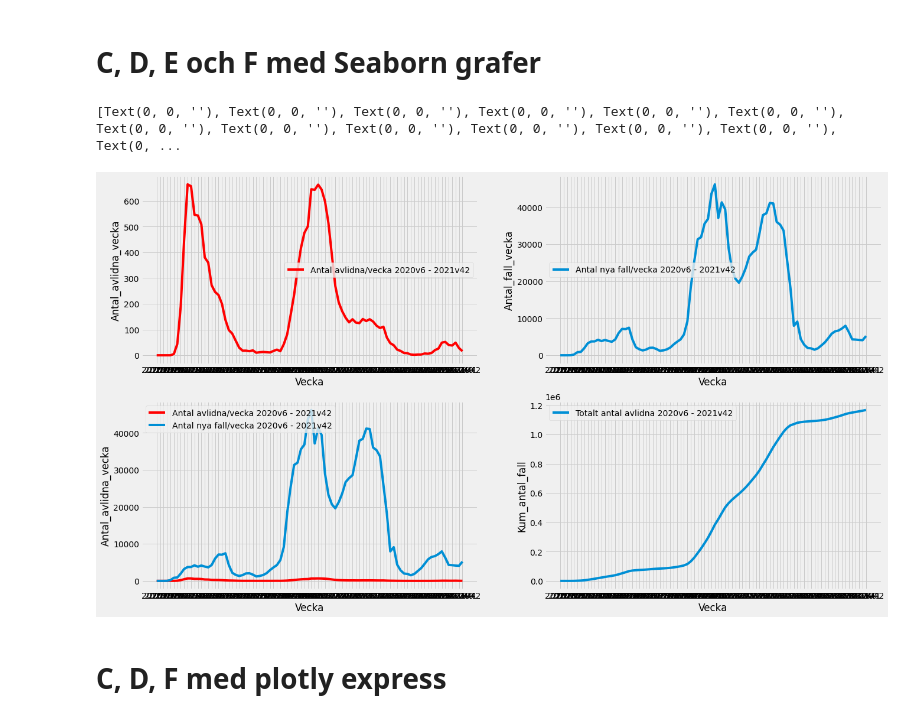
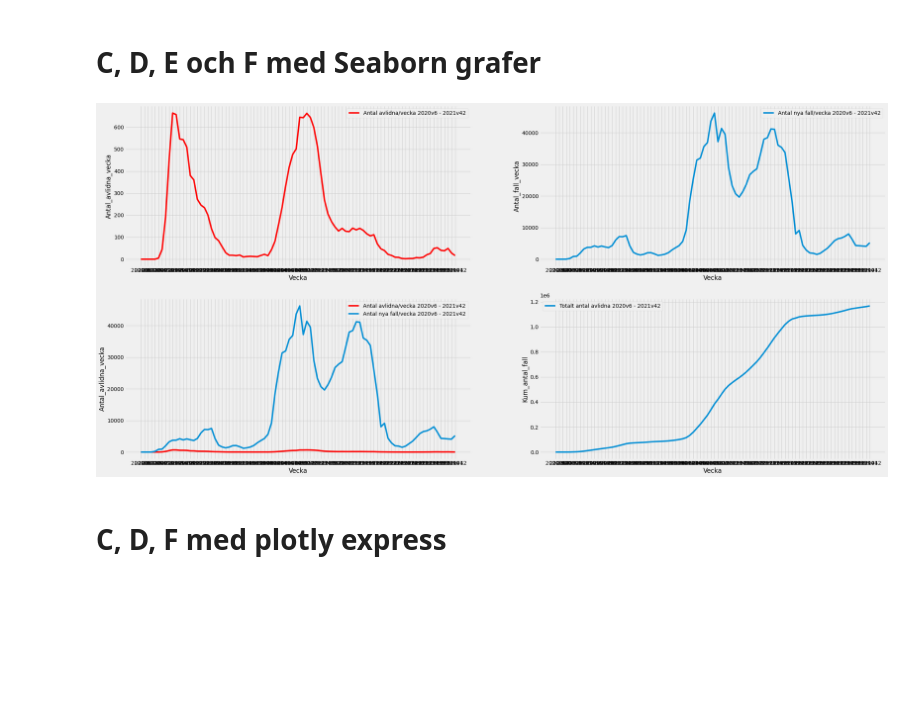
Before and after one commit to LukasKallstrom/databehandling_Lukas_Kallstrom, a Jupyter notebook: Labs/L1-Covid/covid.ipynb, the cells around one changed output. Saved outputs shown, nothing was run; the diff lists cells and outputs as text; code cells hidden in the pictures; blank space fills up the shorter version.

```diff
--- a/Labs/L1-Covid/covid.ipynb
+++ b/Labs/L1-Covid/covid.ipynb
@@ -68,22 +68,23 @@ covid19
 # %%
 import numpy as np
 import matplotlib.pyplot as plt
 import pandas as pd
-import matplotlib.dates as dates
-fig, ax = plt.subplots(2, 2, figsize=(20, 12))
+
+fig, ax = plt.subplots(2, 2, figsize=(32, 16))
 
 sns.lineplot(data=covid19, x="Vecka", y="Antal_avlidna_vecka",label="Antal avlidna/vecka 2020v6 - 2021v42",color="red", ax=ax[0, 0])
-
 sns.lineplot(data=covid19, x="Vecka", y="Antal_fall_vecka",label="Antal nya fall/vecka 2020v6 - 2021v42", ax=ax[0, 1])
-
 sns.lineplot(data=covid19, x="Vecka", y="Antal_avlidna_vecka",label="Antal avlidna/vecka 2020v6 - 2021v42",color="red", ax=ax[1, 0])
 sns.lineplot(data=covid19, x="Vecka", y="Antal_fall_vecka",label="Antal nya fall/vecka 2020v6 - 2021v42", ax=ax[1, 0])
+sns.lineplot(data=covid19, x="Vecka", y="Kum_antal_fall",label="Totalt antal avlidna 2020v6 - 2021v42", ax=ax[1, 1])
+# ax[0,0].tick_params(labelrotation=90)
+# ax[0,1].tick_params(labelrotation=90)
+# ax[1,0].tick_params(labelrotation=90)
+# ax[1,1].tick_params(labelrotation=90)
 
-sns.lineplot(data=covid19, x="Vecka", y="Kum_antal_fall",label="Totalt antal avlidna 2020v6 - 2021v42", ax=ax[1, 1])
-fig.savefig("visualiseringar/4x_seaborn.png", bbox_inches="tight")
+fig.savefig("visualiseringar/1CDEF_seaborn.png", bbox_inches="tight")
 # %% [output]
-[Text(0, 0, ''), Text(0, 0, ''), Text(0, 0, ''), Text(0, 0, ''), Text(0, 0, ''), Text(0, 0, ''), Text(0, 0, ''), Text(0, 0, ''), Text(0, 0, ''), Text(0, 0, ''), Text(0, 0, ''), Text(0, 0, ''), Text(0, ...
-[figure, old version]
+[figure, new version]
 # %% [markdown]
 # C, D, F med plotly express
 # %%
```
Also changed, not shown: parts of 3 cells of this notebook.
